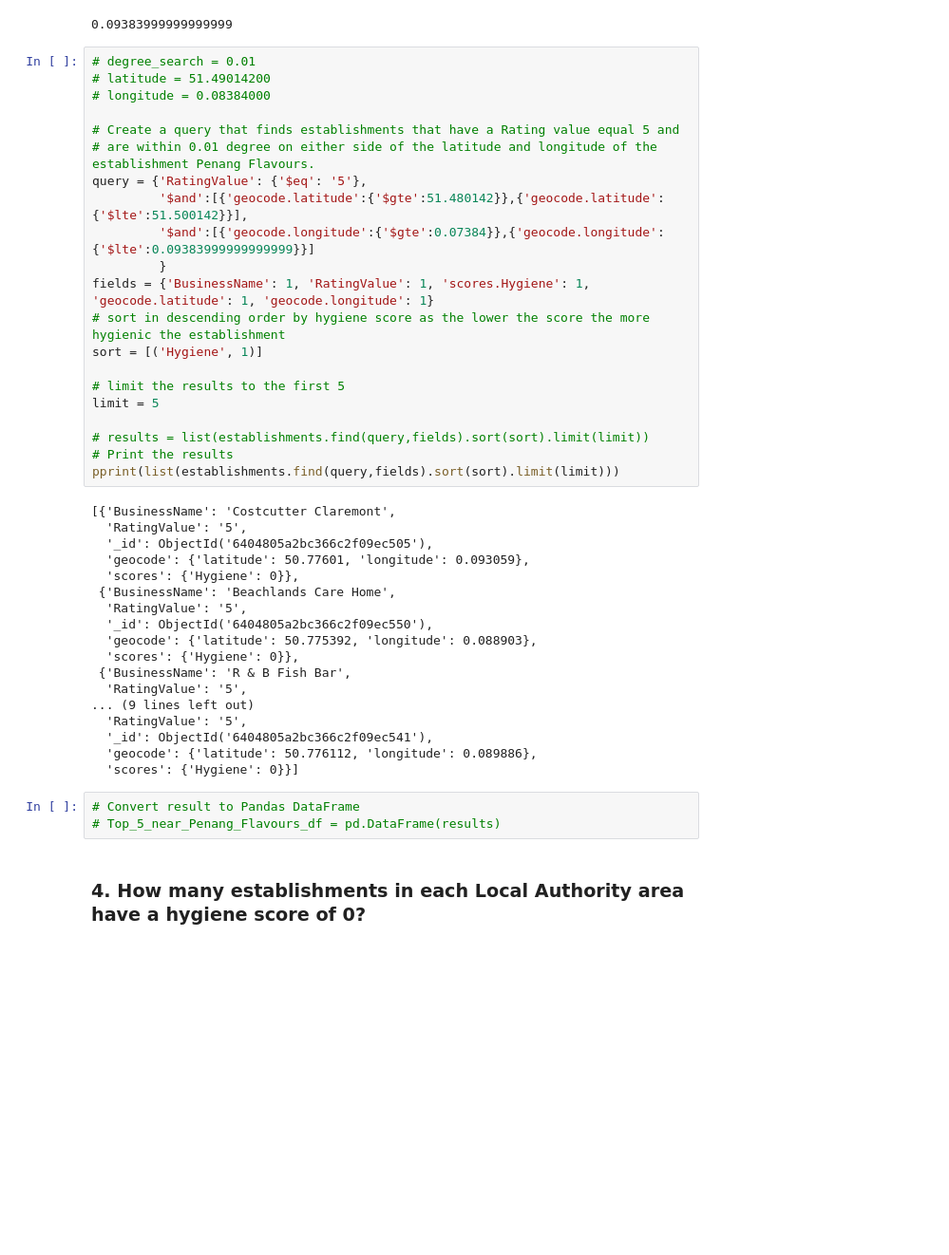
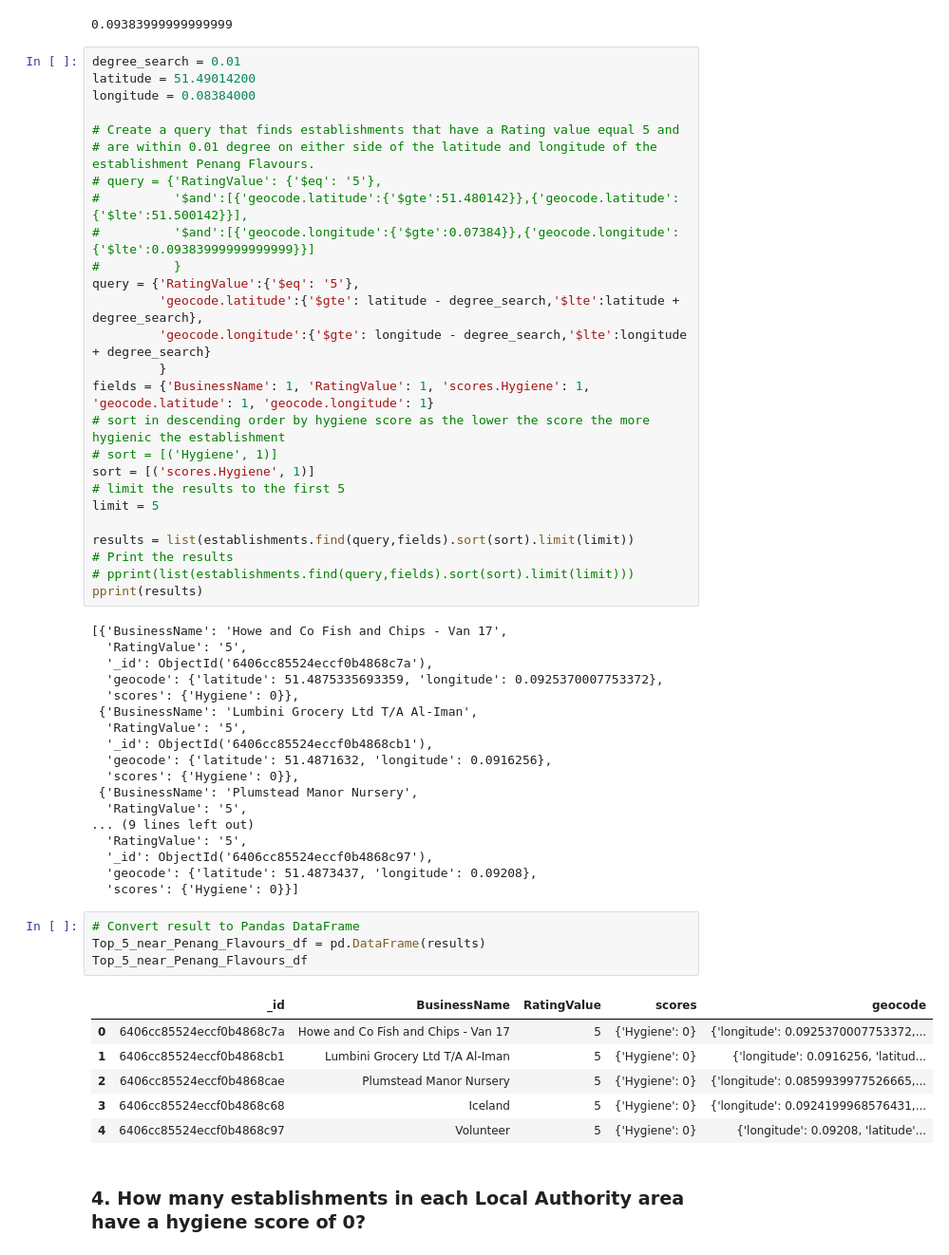
Before and after one commit to SandraBotica/nosql-challenge, a Jupyter notebook: NoSQL_analysis_starter.ipynb, the cells around one changed output. Shown at 95% size. Saved outputs shown, nothing was run; the diff lists cells and outputs as text; blank space fills up the shorter version.

```diff
--- a/NoSQL_analysis_starter.ipynb
+++ b/NoSQL_analysis_starter.ipynb
@@ -202,47 +202,60 @@ pprint(results)
 # %% [output]
 0.09383999999999999
 # %%
-# degree_search = 0.01
-# latitude = 51.49014200
-# longitude = 0.08384000
+degree_search = 0.01
+latitude = 51.49014200
+longitude = 0.08384000
 
 # Create a query that finds establishments that have a Rating value equal 5 and
 # are within 0.01 degree on either side of the latitude and longitude of the establishment Penang Flavours.
-query = {'RatingValue': {'$eq': '5'},
-         '$and':[{'geocode.latitude':{'$gte':51.480142}},{'geocode.latitude':{'$lte':51.500142}}],
-         '$and':[{'geocode.longitude':{'$gte':0.07384}},{'geocode.longitude':{'$lte':0.09383999999999999}}]
+# query = {'RatingValue': {'$eq': '5'},
+#          '$and':[{'geocode.latitude':{'$gte':51.480142}},{'geocode.latitude':{'$lte':51.500142}}],
+#          '$and':[{'geocode.longitude':{'$gte':0.07384}},{'geocode.longitude':{'$lte':0.09383999999999999}}]
+#          }
+query = {'RatingValue':{'$eq': '5'},
+         'geocode.latitude':{'$gte': latitude - degree_search,'$lte':latitude + degree_search},
+         'geocode.longitude':{'$gte': longitude - degree_search,'$lte':longitude + degree_search}
          }
 fields = {'BusinessName': 1, 'RatingValue': 1, 'scores.Hygiene': 1, 'geocode.latitude': 1, 'geocode.longitude': 1}
 # sort in descending order by hygiene score as the lower the score the more hygienic the establishment
-sort = [('Hygiene', 1)]
-
+# sort = [('Hygiene', 1)]
+sort = [('scores.Hygiene', 1)]
 # limit the results to the first 5
 limit = 5
 
-# results = list(establishments.find(query,fields).sort(sort).limit(limit))
+results = list(establishments.find(query,fields).sort(sort).limit(limit))
 # Print the results
-pprint(list(establishments.find(query,fields).sort(sort).limit(limit)))
+# pprint(list(establishments.find(query,fields).sort(sort).limit(limit)))
+pprint(results)
 # %% [output]
-[{'BusinessName': 'Costcutter Claremont',
+[{'BusinessName': 'Howe and Co Fish and Chips - Van 17',
   'RatingValue': '5',
-  '_id': ObjectId('6404805a2bc366c2f09ec505'),
-  'geocode': {'latitude': 50.77601, 'longitude': 0.093059},
+  '_id': ObjectId('6406cc85524eccf0b4868c7a'),
+  'geocode': {'latitude': 51.4875335693359, 'longitude': 0.0925370007753372},
   'scores': {'Hygiene': 0}},
- {'BusinessName': 'Beachlands Care Home',
+ {'BusinessName': 'Lumbini Grocery Ltd T/A Al-Iman',
   'RatingValue': '5',
-  '_id': ObjectId('6404805a2bc366c2f09ec550'),
-  'geocode': {'latitude': 50.775392, 'longitude': 0.088903},
+  '_id': ObjectId('6406cc85524eccf0b4868cb1'),
+  'geocode': {'latitude': 51.4871632, 'longitude': 0.0916256},
   'scores': {'Hygiene': 0}},
- {'BusinessName': 'R & B Fish Bar',
+ {'BusinessName': 'Plumstead Manor Nursery',
   'RatingValue': '5',
 ... (9 lines left out)
   'RatingValue': '5',
-  '_id': ObjectId('6404805a2bc366c2f09ec541'),
-  'geocode': {'latitude': 50.776112, 'longitude': 0.089886},
+  '_id': ObjectId('6406cc85524eccf0b4868c97'),
+  'geocode': {'latitude': 51.4873437, 'longitude': 0.09208},
   'scores': {'Hygiene': 0}}]
 # %%
 # Convert result to Pandas DataFrame
-# Top_5_near_Penang_Flavours_df = pd.DataFrame(results)
+Top_5_near_Penang_Flavours_df = pd.DataFrame(results)
+Top_5_near_Penang_Flavours_df
+# %% [output]
+|  | _id | BusinessName | RatingValue | scores | geocode |
+| 0 | 6406cc85524eccf0b4868c7a | Howe and Co Fish and Chips - Van 17 | 5 | {'Hygiene': 0} | {'longitude': 0.0925370007753372,... |
+| 1 | 6406cc85524eccf0b4868cb1 | Lumbini Grocery Ltd T/A Al-Iman | 5 | {'Hygiene': 0} | {'longitude': 0.0916256, 'latitud... |
+| 2 | 6406cc85524eccf0b4868cae | Plumstead Manor Nursery | 5 | {'Hygiene': 0} | {'longitude': 0.0859939977526665,... |
+| 3 | 6406cc85524eccf0b4868c68 | Iceland | 5 | {'Hygiene': 0} | {'longitude': 0.0924199968576431,... |
+| 4 | 6406cc85524eccf0b4868c97 | Volunteer | 5 | {'Hygiene': 0} | {'longitude': 0.09208, 'latitude'... |
 # %% [markdown]
 ### 4. How many establishments in each Local Authority area have a hygiene score of 0?
 # %%
```
Also changed, not shown: parts of 4 cells of this notebook.
